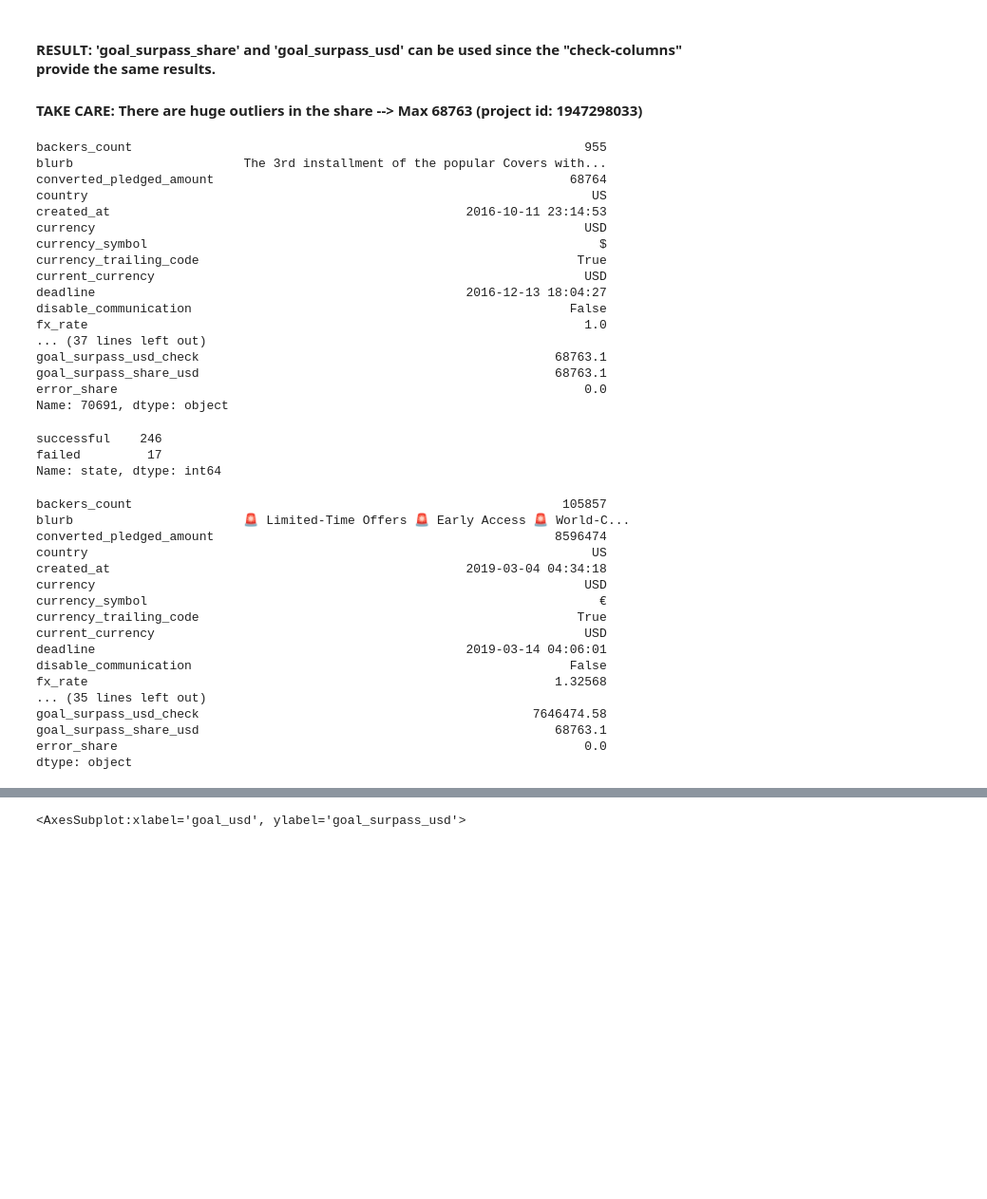
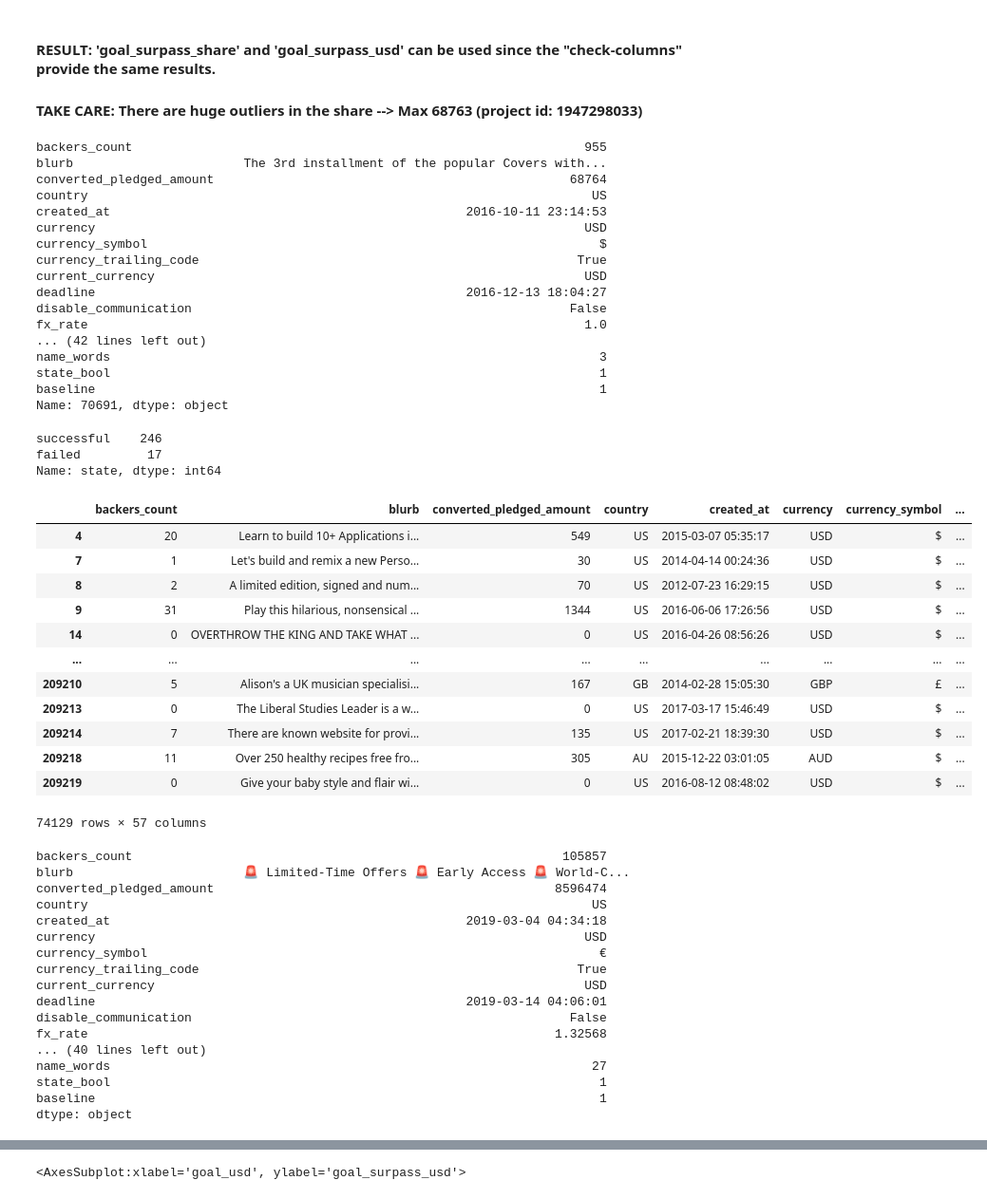
Before and after one commit to ChrisTheKnife/kick_it_like_beckham, a Jupyter notebook: EDA-kickstarter_CMM.ipynb, the cells around one changed output, grey strips where cells are left out. Shown: that part at 95% size. Drawn from its saved outputs; the diff is of its cells as text; code cells hidden in the pictures; blank space fills up the shorter version.

```diff
--- a/EDA-kickstarter_CMM.ipynb
+++ b/EDA-kickstarter_CMM.ipynb
@@ -216,18 +179,18 @@ frame_all.groupby('state').mean()
 # %%
-# Calculate amount of surpass or not surpass (pledged - goal)
-frame_all['goal_surpass'] = frame_all['pledged'] - frame_all['goal']
-# Calculate share of surpassing or not surpassing
-frame_all['goal_surpass_share'] = frame_all['goal_surpass'] / frame_all['goal']
-# Convert goal_surpass into USD
-frame_all['goal_surpass_usd'] = frame_all['goal_surpass'] * frame_all['static_usd_rate']
-# Convert goal into USD
-frame_all['goal_usd'] = frame_all['goal'] * frame_all['static_usd_rate']
+# # Calculate amount of surpass or not surpass (pledged - goal)
+# frame_all['goal_surpass'] = frame_all['pledged'] - frame_all['goal']
+# # Calculate share of surpassing or not surpassing
+# frame_all['goal_surpass_share'] = frame_all['goal_surpass'] / frame_all['goal']
+# # Convert goal_surpass into USD
+# frame_all['goal_surpass_usd'] = frame_all['goal_surpass'] * frame_all['static_usd_rate']
+# # Convert goal into USD
+# frame_all['goal_usd'] = frame_all['goal'] * frame_all['static_usd_rate']
 
-# JUST FOR DOUBLE CHECKING THE RESULTS:
-# Calculate amount of surpass or not surpass in USD for check (usd_pledged - goal_usd)
-frame_all['goal_surpass_usd_check'] = frame_all['usd_pledged'] - frame_all['goal_usd']
-# Calculate share of surpassing or not surpassing of the USD check
-frame_all['goal_surpass_share_usd'] = frame_all['goal_surpass_usd_check'] / frame_all['goal_usd']
+# # JUST FOR DOUBLE CHECKING THE RESULTS:
+# # Calculate amount of surpass or not surpass in USD for check (usd_pledged - goal_usd)
+# frame_all['goal_surpass_usd_check'] = frame_all['usd_pledged'] - frame_all['goal_usd']
+# # Calculate share of surpassing or not surpassing of the USD check
+# frame_all['goal_surpass_share_usd'] = frame_all['goal_surpass_usd_check'] / frame_all['goal_usd']
 # %%
-frame_all['error_share']= frame_all['goal_surpass_share_usd'] - frame_all['goal_surpass_share']
-frame_all['error_share'].sum()
+# frame_all['error_share']= frame_all['goal_surpass_share_usd'] - frame_all['goal_surpass_share']
+# frame_all['error_share'].abs().sum()
@@ -274,10 +216,10 @@ current_currency                                                          USD
 deadline                                                  2016-12-13 18:04:27
 disable_communication                                                   False
 fx_rate                                                                   1.0
-... (37 lines left out)
-goal_surpass_usd_check                                                68763.1
-goal_surpass_share_usd                                                68763.1
-error_share                                                               0.0
+... (42 lines left out)
+name_words                                                                  3
+state_bool                                                                  1
+baseline                                                                    1
 Name: 70691, dtype: object
 # %%
 goal_1 = frame_all.loc[frame_all['goal'] == 1]
@@ -292,6 +234,22 @@ Name: state, dtype: int64
 # %%
 failed = frame_all.loc[frame_all['state'] == 'failed']
 success = frame_all.loc[frame_all['state'] == 'successful']
+# %%
+failed
+# %% [output]
+|  | backers_count | blurb | converted_pledged_amount | country | created_at | currency | currency_symbol | ... |
+| 4 | 20 | Learn to build 10+ Applications i... | 549 | US | 2015-03-07 05:35:17 | USD | $ | ... |
+| 7 | 1 | Let's build and remix a new Perso... | 30 | US | 2014-04-14 00:24:36 | USD | $ | ... |
+| 8 | 2 | A limited edition, signed and num... | 70 | US | 2012-07-23 16:29:15 | USD | $ | ... |
+| 9 | 31 | Play this hilarious, nonsensical ... | 1344 | US | 2016-06-06 17:26:56 | USD | $ | ... |
+| 14 | 0 | OVERTHROW THE KING AND TAKE WHAT ... | 0 | US | 2016-04-26 08:56:26 | USD | $ | ... |
+| ... | ... | ... | ... | ... | ... | ... | ... | ... |
+| 209210 | 5 | Alison's a UK musician specialisi... | 167 | GB | 2014-02-28 15:05:30 | GBP | £ | ... |
+| 209213 | 0 | The Liberal Studies Leader is a w... | 0 | US | 2017-03-17 15:46:49 | USD | $ | ... |
+| 209214 | 7 | There are known website for provi... | 135 | US | 2017-02-21 18:39:30 | USD | $ | ... |
+| 209218 | 11 | Over 250 healthy recipes free fro... | 305 | AU | 2015-12-22 03:01:05 | AUD | $ | ... |
+| 209219 | 0 | Give your baby style and flair wi... | 0 | US | 2016-08-12 08:48:02 | USD | $ | ... |
+74129 rows × 57 columns
 # %%
 success.max()
 
@@ -309,10 +267,10 @@ current_currency                                                          USD
 deadline                                                  2019-03-14 04:06:01
 disable_communication                                                   False
 fx_rate                                                               1.32568
-... (35 lines left out)
-goal_surpass_usd_check                                             7646474.58
-goal_surpass_share_usd                                                68763.1
-error_share                                                               0.0
+... (40 lines left out)
+name_words                                                                 27
+state_bool                                                                  1
+baseline                                                                    1
 dtype: object
 # %%
 failed_0 = failed.loc[failed['goal_surpass'] > 0]
```
Also changed, not shown: parts of 28 cells of this notebook, 1 other file.
